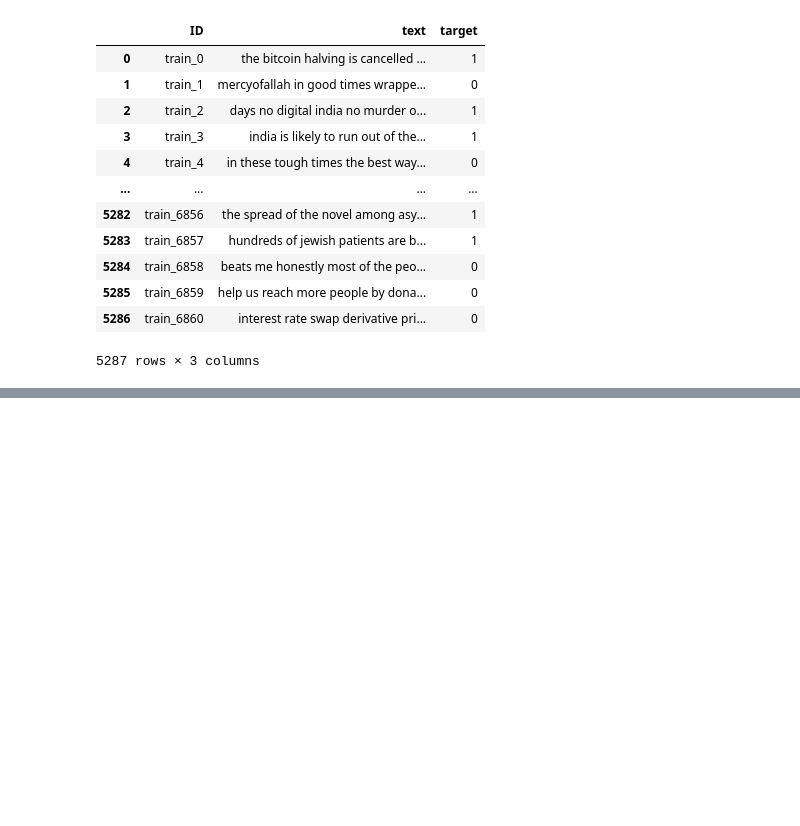
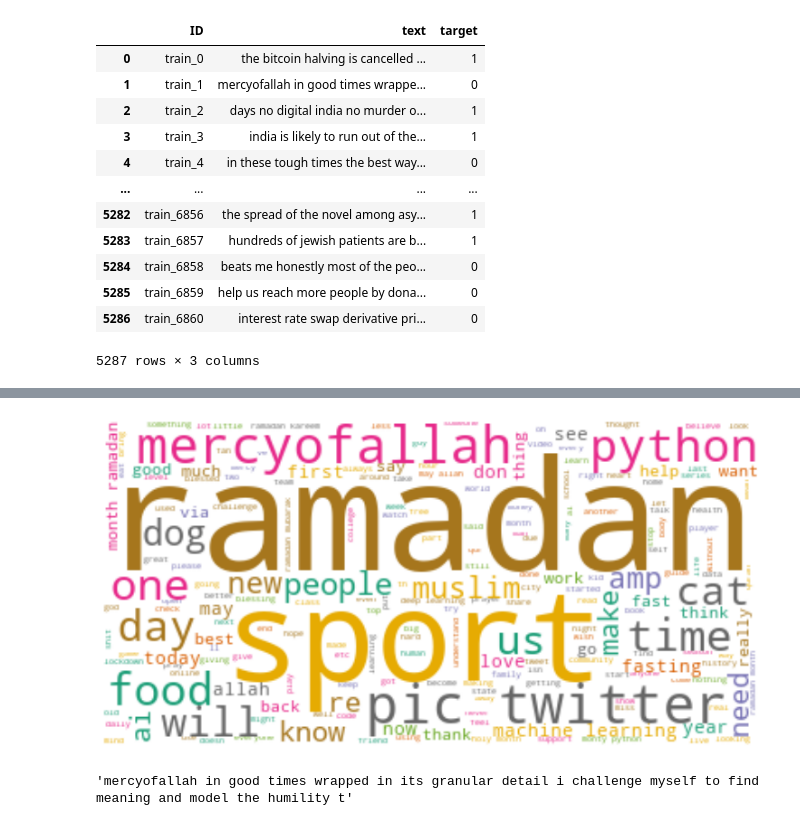
Before and after one commit to MugoChege/Liver-and-Tweets, a Jupyter notebook: tweets.ipynb, the cells around one changed output, grey strips where cells are left out. Saved outputs shown, nothing was run; the diff lists cells and outputs as text; code cells hidden in the pictures; blank space fills up the shorter version.

```diff
--- a/tweets.ipynb
+++ b/tweets.ipynb
@@ -106,0 +249,16 @@ data_dtm.shape
+# %%
+b = df[df['target']==0]['text'].str.cat(sep=' ')
+# %%
+wc.generate(b)
+
+plt.subplot(3, 4, index+1)
+plt.imshow(wc, interpolation="bilinear")
+plt.axis("off")
+
+plt.show()
+# %% [output]
+[figure, added]
+# %%
+df.text[comedian]/
+# %% [output]
+'mercyofallah in good times wrapped in its granular detail i challenge myself to find meaning and model the humility t'
```
Also changed, not shown: parts of 26 cells of this notebook.
